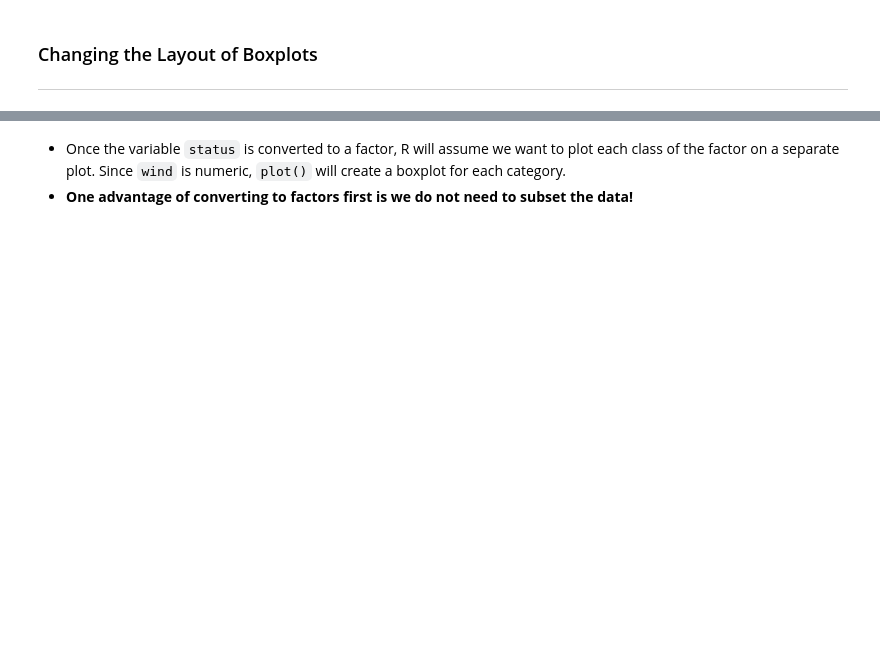
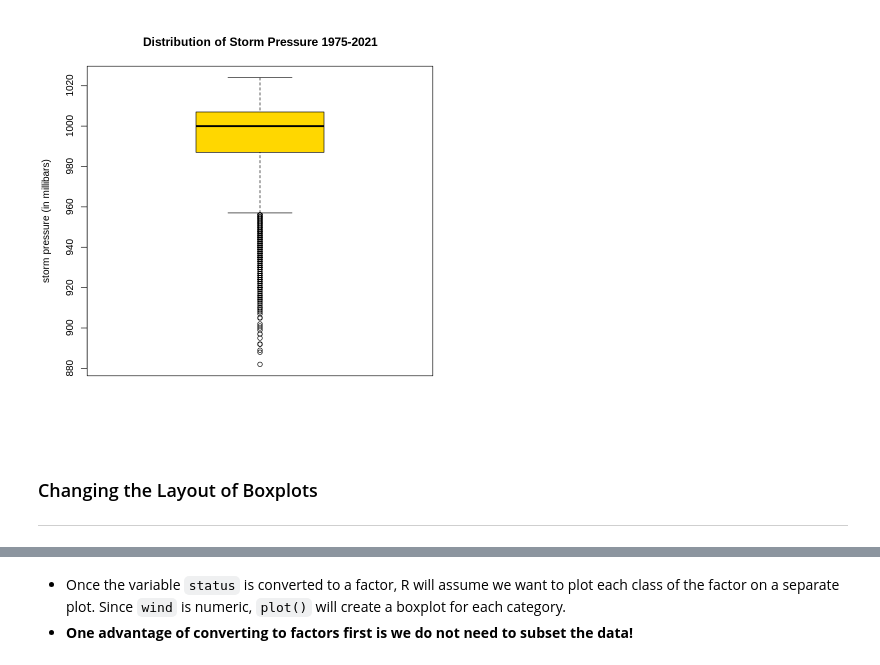
Before and after one commit to CU-Denver-MathStats-OER/Statistical-Theory, a Jupyter notebook: Appendix/Overview-of-Plots.ipynb, the cells around one changed output, grey strips where cells are left out. Saved outputs shown, nothing was run; the diff lists cells and outputs as text; code cells hidden in the pictures; blank space fills up the shorter version.

```diff
--- a/Appendix/Overview-of-Plots.ipynb
+++ b/Appendix/Overview-of-Plots.ipynb
@@ -115,10 +191,12 @@ five number summary.
 # %%
 boxplot(storms$pressure,
-        ylab = "storm pressure (in millibars)",
-        main = "Distribution of Storm Pressure 1975-2020")
+        ylab = "storm pressure (in millibars)",  # horizontal axis label
+        col = "gold",  # color of box
+        main = "Distribution of Storm Pressure 1975-2021")  # main title
+# %% [output]
+[figure, added]
 # %% [markdown]
 ### Changing the Layout of Boxplots
-
-------------------------------------------------------------------------
+---
 # %%
 boxplot(storms$pressure,
```
Also changed, not shown: parts of 67 cells of this notebook.
